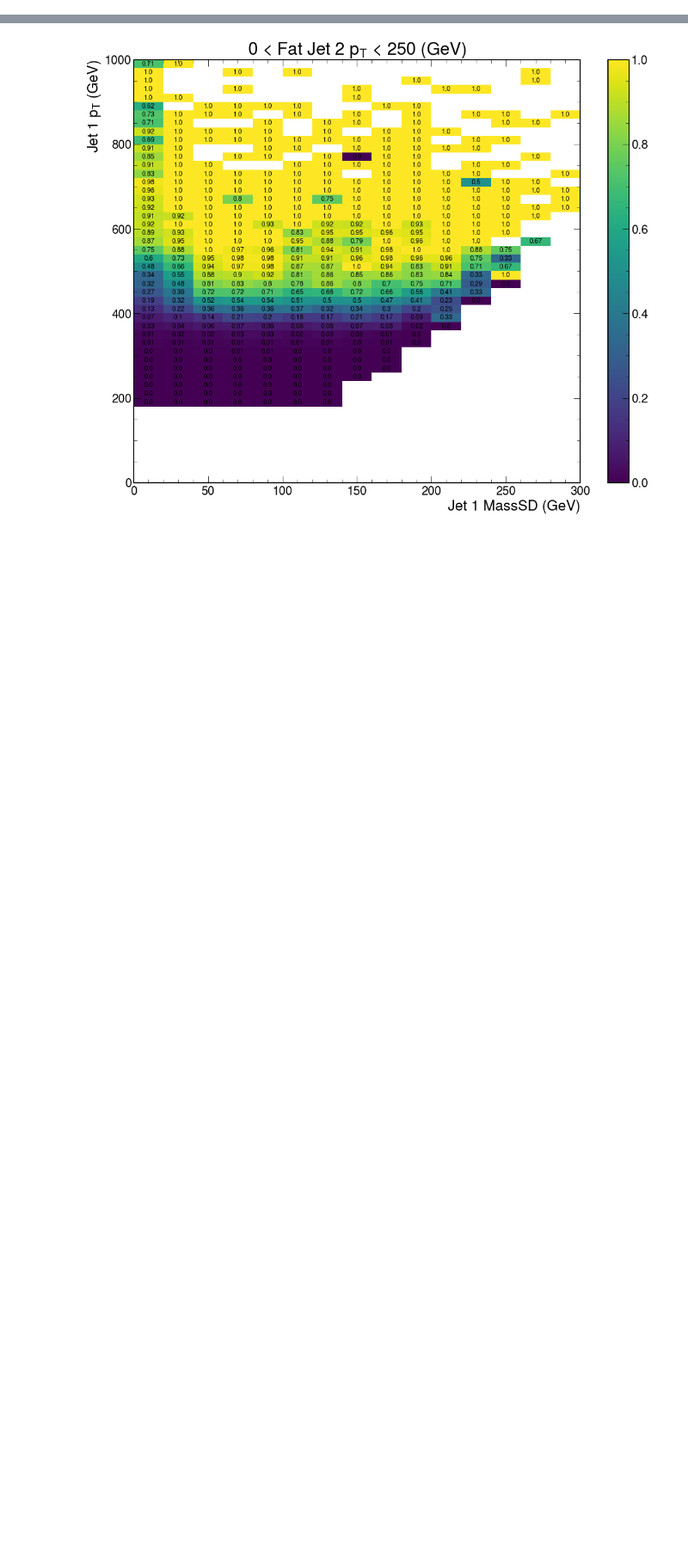
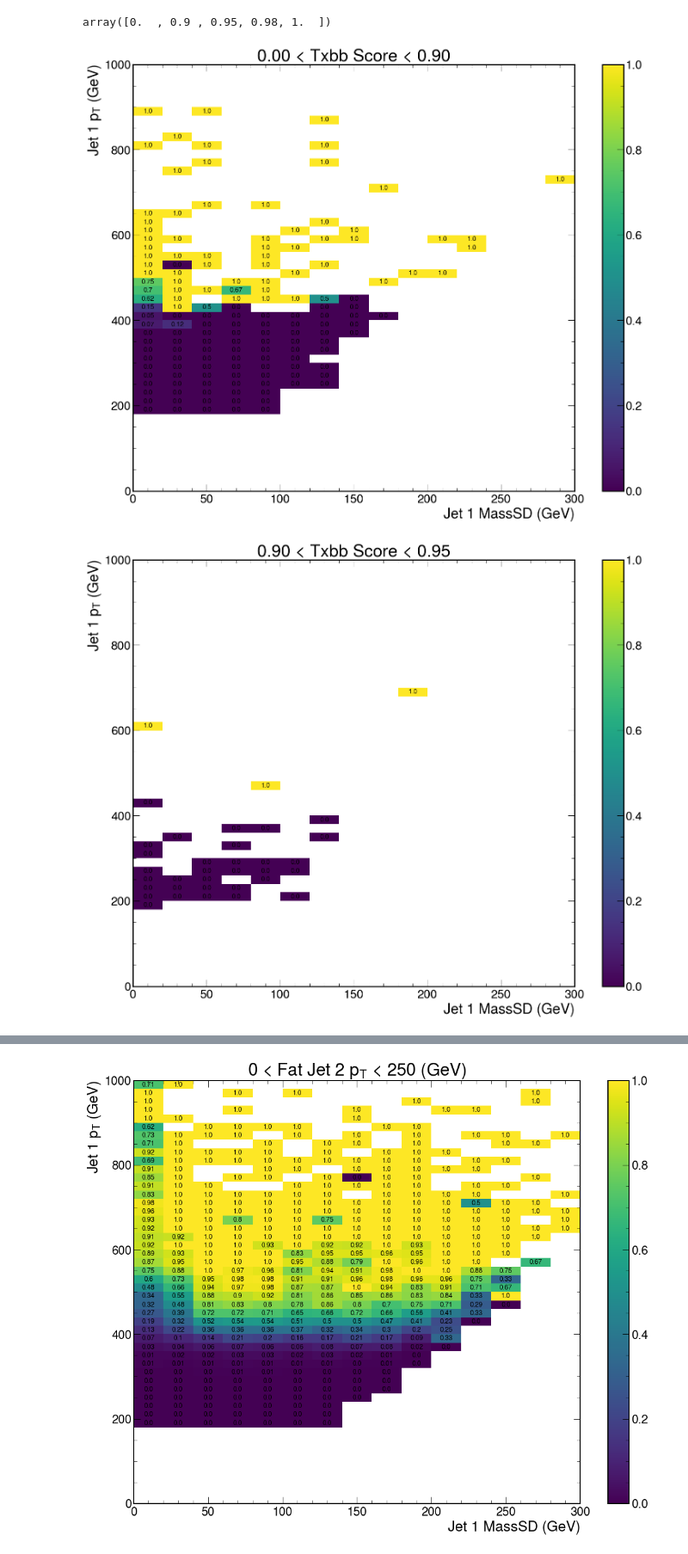
Before and after one commit to rkansal47/HHbbVV, a Jupyter notebook: src/binder/plotTrigEffs.ipynb, the cells around one changed output, grey strips where cells are left out. Shown at 86% size. Drawn from its saved outputs; the diff is of its cells as text; code cells hidden in the pictures; blank space fills up the shorter version.

```diff
--- a/src/binder/plotTrigEffs.ipynb
+++ b/src/binder/plotTrigEffs.ipynb
@@ -10,0 +25,34 @@ plt.style.use(hep.style.CMS)
+# %%
+effstxbb = outs['num'][:, sum, :, :] / outs['den'][:, sum, :, :]
+effsth4q = outs['num'][sum, :, :, :] / outs['den'][sum, :, :, :]
+# %%
+jet1txbbbins
+# %% [output]
+array([0.  , 0.9 , 0.95, 0.98, 1.  ])
+# %%
+w, jet1txbbbins, jet1ptbins, jet1msdbins = effstxbb.to_numpy()
+
+for k in range(len(jet1txbbbins) - 1):
+    fig, ax = plt.subplots(figsize=(18, 14))
+    mesh = ax.pcolormesh(jet1msdbins, jet1ptbins, w[k], cmap="viridis", vmin=0, vmax=1)
+    for i in range(len(jet1ptbins) - 1):
+        for j in range(len(jet1msdbins) - 1):
+            if not math.isnan(w[k][i, j]):
+                ax.text(
+                    (jet1msdbins[j] + jet1msdbins[j + 1]) / 2,
+                    (jet1ptbins[i] + jet1ptbins[i + 1]) / 2,
+                    w[k][i, j].round(2),
+                    color="black",
+                    ha="center",
+                    va="center",
+                    fontsize=12,
+                )
+
+    ax.set_title(f"{jet1txbbbins[k]:.2f} < Txbb Score < {jet1txbbbins[k + 1]:.2f}")
+    ax.set_xlabel("Jet 1 MassSD (GeV)")
+    ax.set_ylabel("Jet 1 $p_T$ (GeV)")
+    plt.colorbar(mesh, ax=ax)
+    # plt.savefig(f"../corrections/trigEffs/Hybrid3D/AK15Hybrid3DTriggerEfficiencies_Bin{k}.pdf")
+# %% [output]
+[figure, added]
+[figure, added]
```
Also changed, not shown: parts of 5 cells of this notebook, 5 other files.
